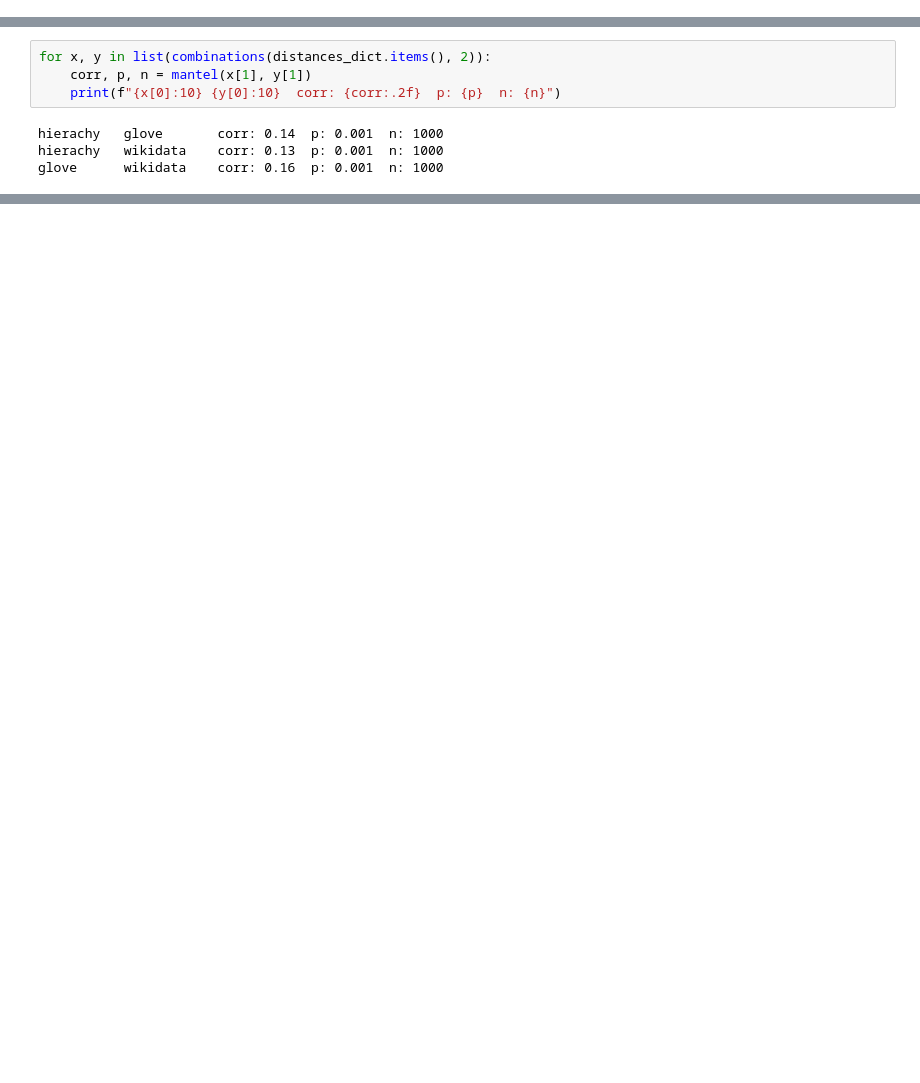
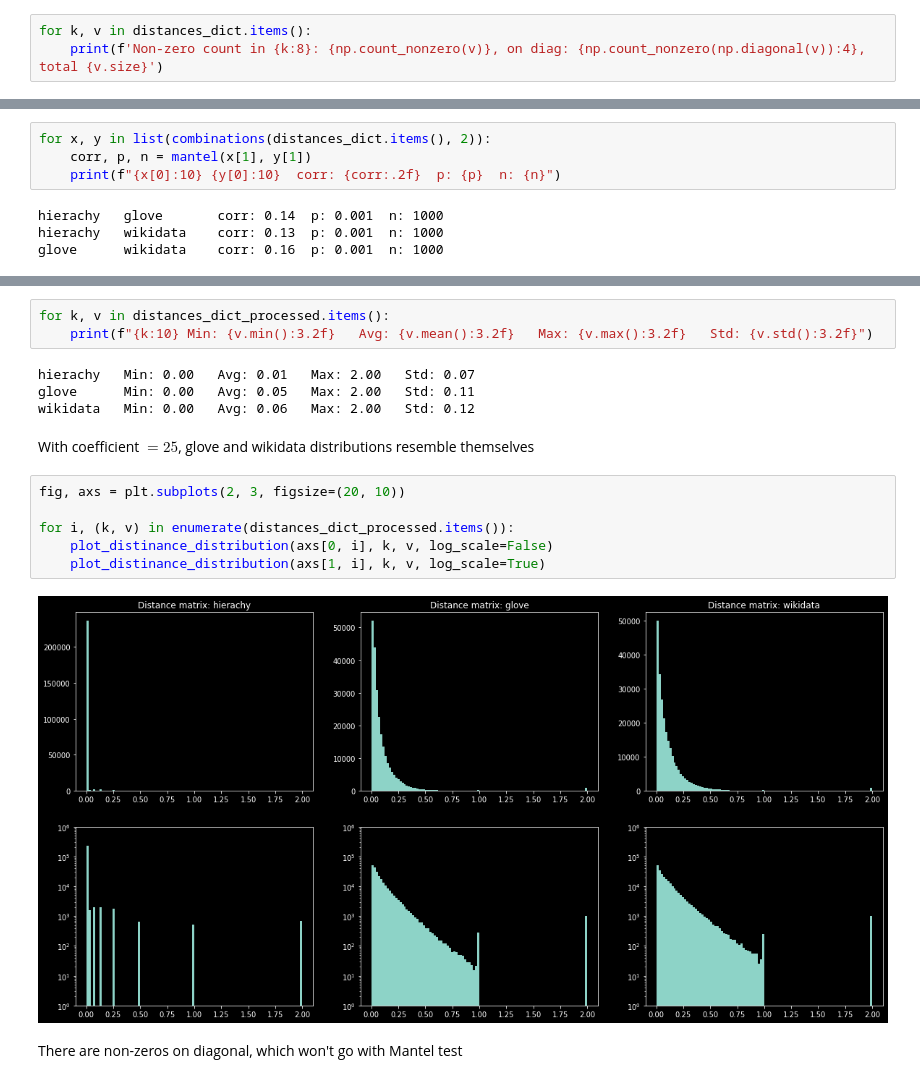
Before and after one commit to DominikFilipiak/KGTN-ens, a Jupyter notebook: notebooks/5_adjacency_matrix_comparisons.ipynb, the cells around one changed output, grey strips where cells are left out. Cells and saved outputs as stored; diff of their text form; blank space fills up the shorter version.

Commit message:
Processing distance matrices as in paper + plots

```diff
--- a/notebooks/5_adjacency_matrix_comparisons.ipynb
+++ b/notebooks/5_adjacency_matrix_comparisons.ipynb
@@ -54,0 +58,3 @@ Mantel test for distance matrices correlations
+# %%
+for k, v in distances_dict.items():
+    print(f'Non-zero count in {k:8}: {np.count_nonzero(v)}, on diag: {np.count_nonzero(np.diagonal(v)):4}, total {v.size}')
@@ -62,0 +149,19 @@ glove      wikidata    corr: 0.16  p: 0.001  n: 1000
+# %%
+for k, v in distances_dict_processed.items():
+    print(f"{k:10} Min: {v.min():3.2f}   Avg: {v.mean():3.2f}   Max: {v.max():3.2f}   Std: {v.std():3.2f}")
+# %% [output]
+hierachy   Min: 0.00   Avg: 0.01   Max: 2.00   Std: 0.07
+glove      Min: 0.00   Avg: 0.05   Max: 2.00   Std: 0.11
+wikidata   Min: 0.00   Avg: 0.06   Max: 2.00   Std: 0.12
+# %% [markdown]
+With coefficient $=25$, glove and wikidata distributions resemble themselves
+# %%
+fig, axs = plt.subplots(2, 3, figsize=(20, 10))
+
+for i, (k, v) in enumerate(distances_dict_processed.items()):
+    plot_distinance_distribution(axs[0, i], k, v, log_scale=False)
+    plot_distinance_distribution(axs[1, i], k, v, log_scale=True)
+# %% [output]
+[figure, added]
+# %% [markdown]
+There are non-zeros on diagonal, which won't go with Mantel test
```
Also changed, not shown: parts of 9 cells of this notebook.
